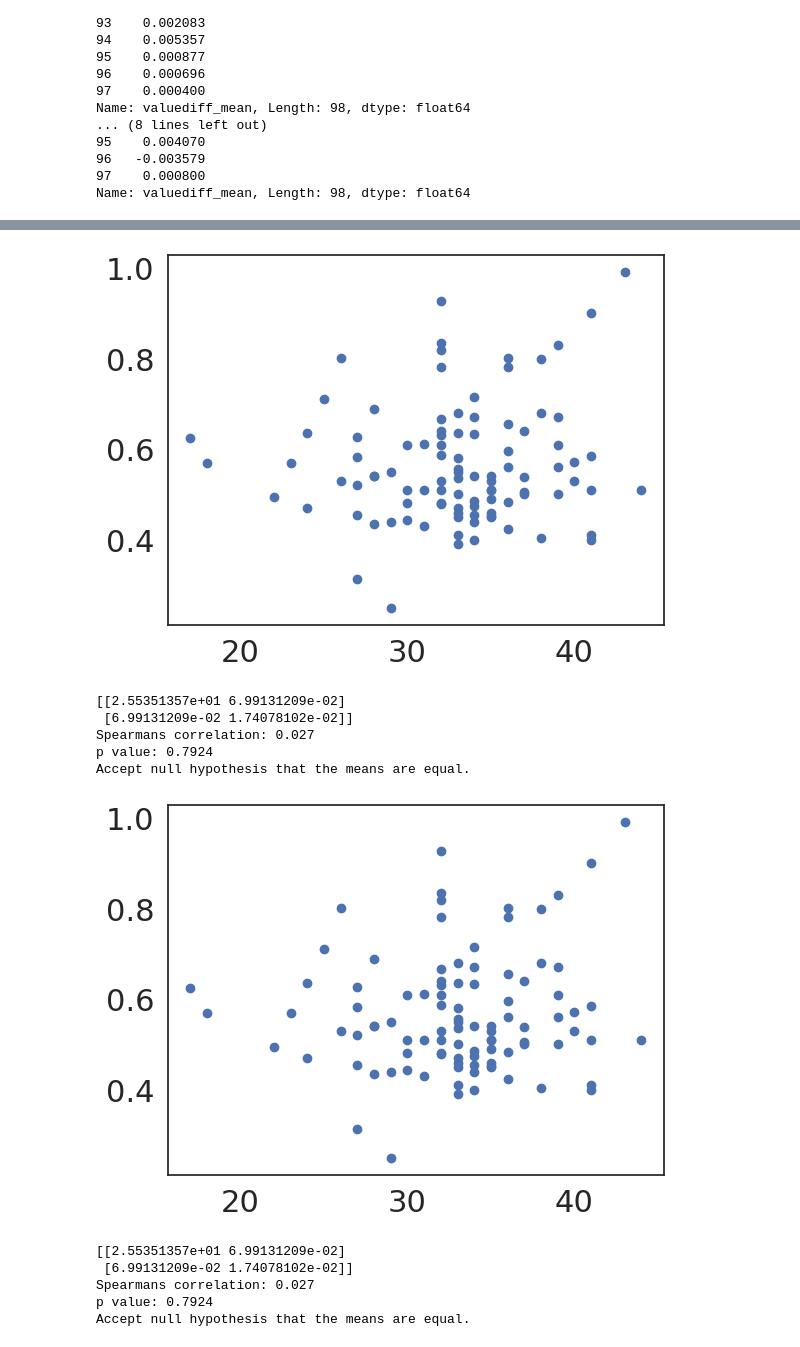
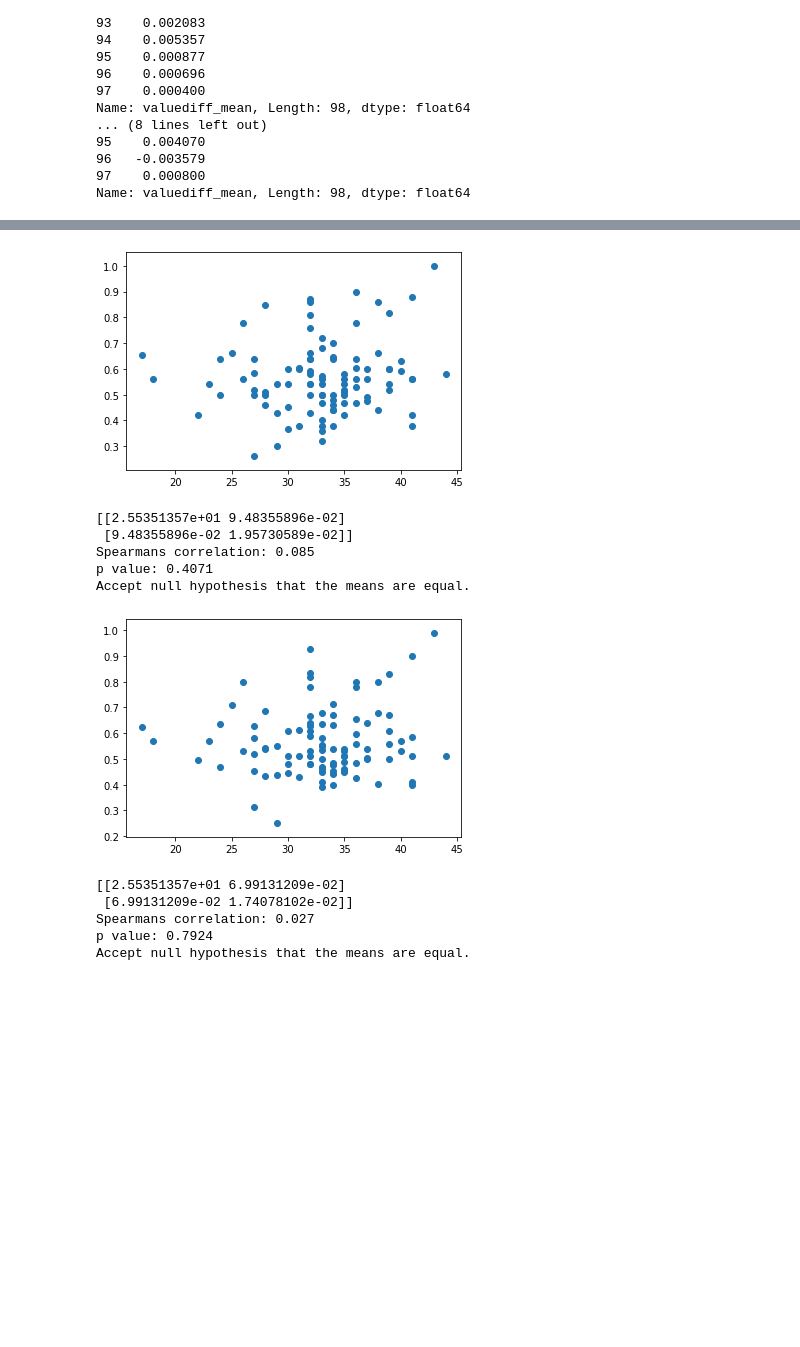
Before and after one commit to fareri-lab/WTP_Rejection_Choice_Pub, a Jupyter notebook: correlations_JD.ipynb, the cells around one changed output, grey strips where cells are left out. Cells and saved outputs as stored; diff of their text form; code cells hidden in the pictures; blank space fills up the shorter version.

```diff
--- a/correlations_JD.ipynb
+++ b/correlations_JD.ipynb
@@ -135,44 +134,44 @@ p value: 0.0740
 Accept null hypothesis that the means are equal.
 # %%
 # prop_socialchoice_ // NTBS
-pyplot.scatter(ntbs['NTBS_score'],rej['overall_prop_social_choice'])
+pyplot.scatter(ntbs['NTBS_score'],rej['prop_socialchoice'])
 pyplot.show()
-covariance = cov(ntbs['NTBS_score'],rej['overall_prop_social_choice'])
+covariance = cov(ntbs['NTBS_score'],rej['prop_socialchoice'])
 print(covariance)
-corr, _ = spearmanr(ntbs['NTBS_score'],rej['overall_prop_social_choice'])
+corr, _ = spearmanr(ntbs['NTBS_score'],rej['prop_socialchoice'])
 print('Spearmans correlation: %.3f' % corr)
-r,p = scipy.stats.spearmanr(ntbs['NTBS_score'],rej['overall_prop_social_choice'])
+r,p = scipy.stats.spearmanr(ntbs['NTBS_score'],rej['prop_socialchoice'])
 print('p value: %.4f' % p)
 
 alpha = 0.05
 if p > alpha:
  print('Accept null hypothesis that the means are equal.')
 else:
     print('Reject the null hypothesis that the means are equal.')
 
 
 pyplot.scatter(ntbs['NTBS_score'],acc['overall_prop_social_choice'])
 pyplot.show()
 covariance = cov(ntbs['NTBS_score'],acc['overall_prop_social_choice'])
 print(covariance)
 corr, _ = spearmanr(ntbs['NTBS_score'],acc['overall_prop_social_choice'])
 print('Spearmans correlation: %.3f' % corr)
 r,p = scipy.stats.spearmanr(ntbs['NTBS_score'],acc['overall_prop_social_choice'])
 print('p value: %.4f' % p)
 
 alpha = 0.05
 if p > alpha:
  print('Accept null hypothesis that the means are equal.')
 else:
     print('Reject the null hypothesis that the means are equal.')
 # %% [output]
-[figure, old version]
+[figure, new version]
-[[2.55351357e+01 6.99131209e-02]
- [6.99131209e-02 1.74078102e-02]]
-Spearmans correlation: 0.027
-p value: 0.7924
+[[2.55351357e+01 9.48355896e-02]
+ [9.48355896e-02 1.95730589e-02]]
+Spearmans correlation: 0.085
+p value: 0.4071
 Accept null hypothesis that the means are equal.
-[figure, old version]
+[figure, new version]
 [[2.55351357e+01 6.99131209e-02]
  [6.99131209e-02 1.74078102e-02]]
 Spearmans correlation: 0.027
```
Also changed, not shown: parts of 32 cells of this notebook, 18 other files.
